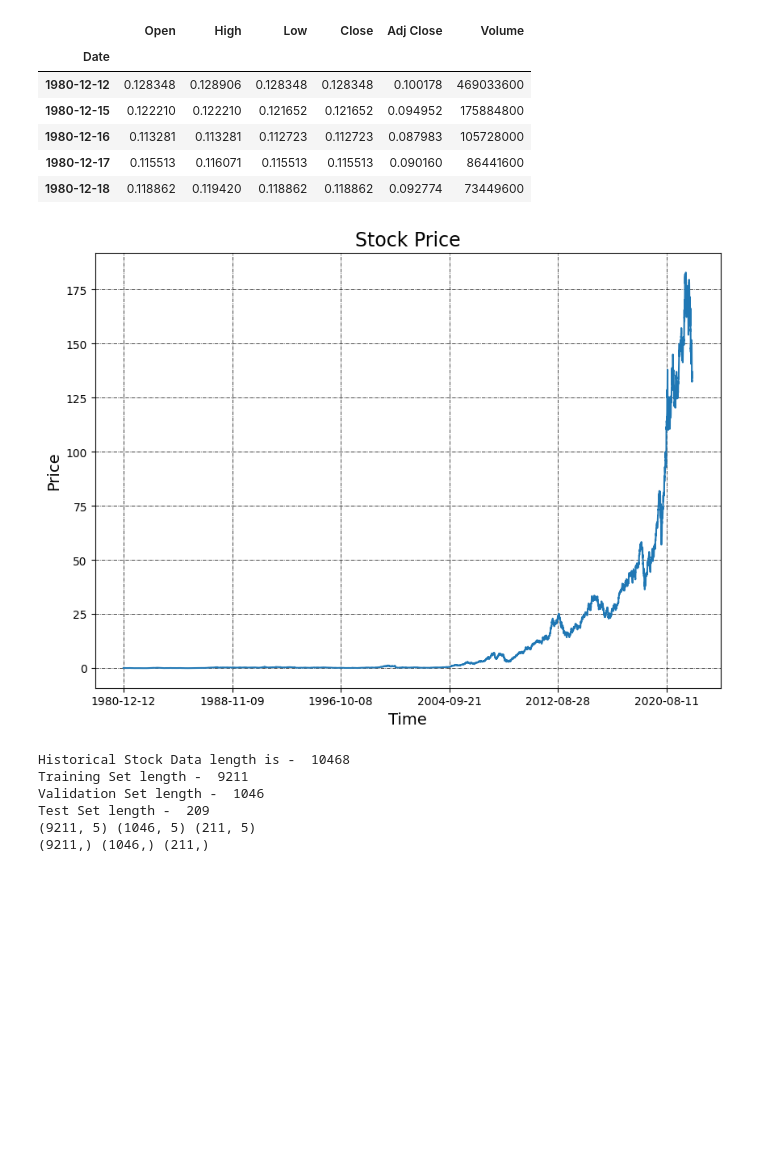
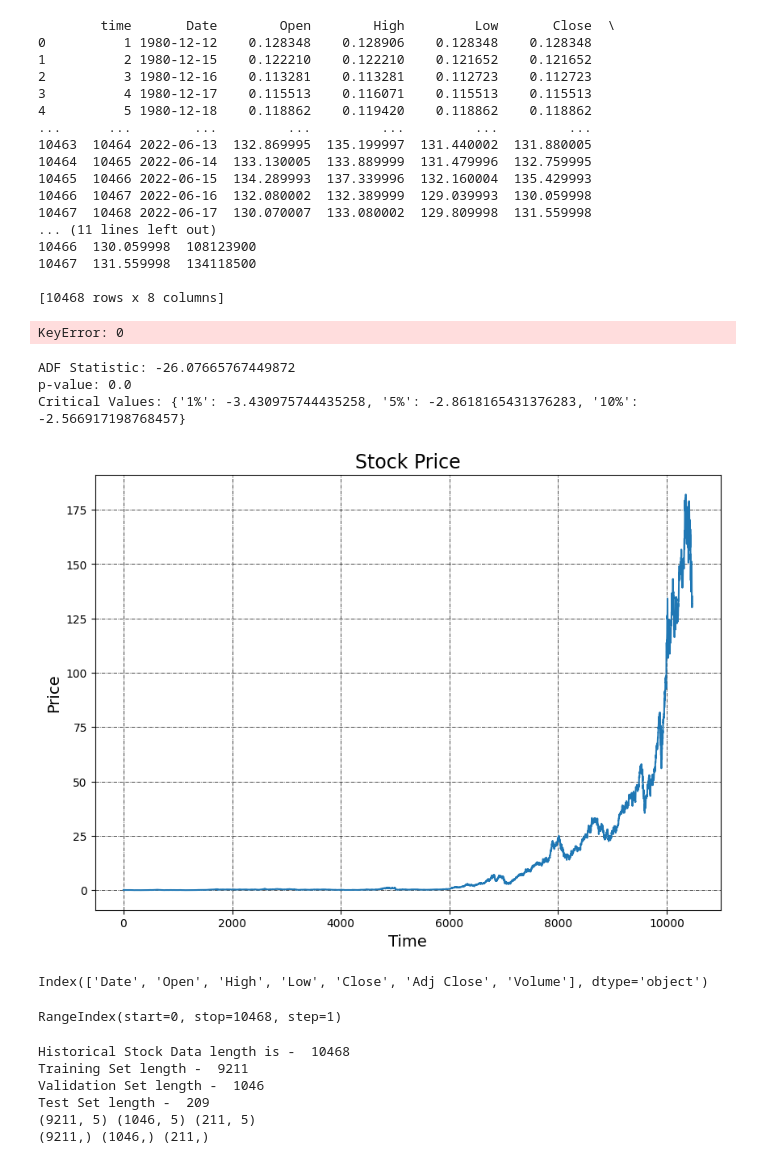
Before and after one commit to Seoyangsam/apple_stock, a Jupyter notebook: LinearRegression.ipynb, the cells around one changed output. Drawn from its saved outputs; the diff is of its cells as text; code cells hidden in the pictures; blank space fills up the shorter version.

```diff
--- a/LinearRegression.ipynb
+++ b/LinearRegression.ipynb
@@ -13,28 +13,69 @@ from sklearn.preprocessing import StandardScaler
 from sklearn import metrics
 %matplotlib inline
 # %%
-Stock = pd.read_csv('./Downloads/AAPL.csv',  index_col=0)
-
-df_Stock = Stock
-df_Stock = df_Stock.rename(columns={'Close(t)':'Close'})
-df_Stock.head()
+df_Stock = pd.read_csv('./Downloads/AAPL.csv', index_col=0)
+df_Stock.reset_index(inplace=True)
+df_Stock['Date'] = pd.to_datetime(df_Stock['Date'])
+df_Stock['time'] = pd.Series(range(1, len(df_Stock) + 1), index=df_Stock.index)
+df_Stock = df_Stock[["time",'Date', 'Open', 'High', 'Low', 'Close', 'Adj Close', 'Volume']]
+# Re-inspect data
+print(df_Stock)
 # %% [output]
-|  | Open | High | Low | Close | Adj Close | Volume |
-| Date |  |  |  |  |  |  |
-| 1980-12-12 | 0.128348 | 0.128906 | 0.128348 | 0.128348 | 0.100178 | 469033600 |
-| 1980-12-15 | 0.122210 | 0.122210 | 0.121652 | 0.121652 | 0.094952 | 175884800 |
-| 1980-12-16 | 0.113281 | 0.113281 | 0.112723 | 0.112723 | 0.087983 | 105728000 |
-| 1980-12-17 | 0.115513 | 0.116071 | 0.115513 | 0.115513 | 0.090160 | 86441600 |
-| 1980-12-18 | 0.118862 | 0.119420 | 0.118862 | 0.118862 | 0.092774 | 73449600 |
+        time       Date        Open        High         Low       Close  \
+0          1 1980-12-12    0.128348    0.128906    0.128348    0.128348
+1          2 1980-12-15    0.122210    0.122210    0.121652    0.121652
+2          3 1980-12-16    0.113281    0.113281    0.112723    0.112723
+3          4 1980-12-17    0.115513    0.116071    0.115513    0.115513
+4          5 1980-12-18    0.118862    0.119420    0.118862    0.118862
+...      ...        ...         ...         ...         ...         ...
+10463  10464 2022-06-13  132.869995  135.199997  131.440002  131.880005
+10464  10465 2022-06-14  133.130005  133.889999  131.479996  132.759995
+10465  10466 2022-06-15  134.289993  137.339996  132.160004  135.429993
+10466  10467 2022-06-16  132.080002  132.389999  129.039993  130.059998
+10467  10468 2022-06-17  130.070007  133.080002  129.809998  131.559998
+... (11 lines left out)
+10466  130.059998  108123900
+10467  131.559998  134118500
+
+[10468 rows x 8 columns]
+# %%
+tr = df_Stock['Close']
+t = np.log(tr)
+t = t-t.shift(1)
+t.dropna(inplace=True)
+t[0] += np.log(tr[0])
+print(np.allclose(tr[1:],np.exp(t.cumsum())))
+# %% [output]
+KeyError: 0
+# %%
+# Load the time series data
+df_Stock = pd.read_csv('./Downloads/AAPL.csv', parse_dates=['Date'])
+
+# Make the time series stationary using log differencing
+tr = np.log(df_Stock['Close'])
+t = tr - tr.shift(1)
+t.dropna(inplace=True)
+t += np.log(df['Close'].iloc[0])
+
+# Check if the time series is now stationary using a statistical test
+from statsmodels.tsa.stattools import adfuller
+result = adfuller(t)
+print('ADF Statistic:', result[0])
+print('p-value:', result[1])
+print('Critical Values:', result[4])
+# %% [output]
+ADF Statistic: -26.07665767449872
+p-value: 0.0
+Critical Values: {'1%': -3.430975744435258, '5%': -2.8618165431376283, '10%': -2.566917198768457}
 # %%
-df_Stock['High'].plot(figsize=(10, 7))
+df_Stock['Close'].plot(figsize=(10, 7))
 plt.title("Stock Price", fontsize=17)
 plt.ylabel('Price', fontsize=14)
 plt.xlabel('Time', fontsize=14)
 plt.grid(which="major", color='k', linestyle='-.', linewidth=0.5)
 plt.show()
 # %% [output]
-[figure, old version]
+[figure, new version]
 # %%
 def create_train_test_set(df_Stock):
 
@@ -63,6 +104,14 @@ def create_train_test_set(df_Stock):
     print(Y_train.shape, Y_val.shape, Y_test.shape)
 
     return X_train, X_val, X_test, Y_train, Y_val, Y_test
+# %%
+print(df_Stock.columns)
+# %% [output]
+Index(['Date', 'Open', 'High', 'Low', 'Close', 'Adj Close', 'Volume'], dtype='object')
+# %%
+print(df_Stock.index)
+# %% [output]
+RangeIndex(start=0, stop=10468, step=1)
 # %%
 X_train, X_val, X_test, Y_train, Y_val, Y_test = create_train_test_set(df_Stock)
 # %% [output]
```
Also changed, not shown: parts of 10 cells of this notebook.
